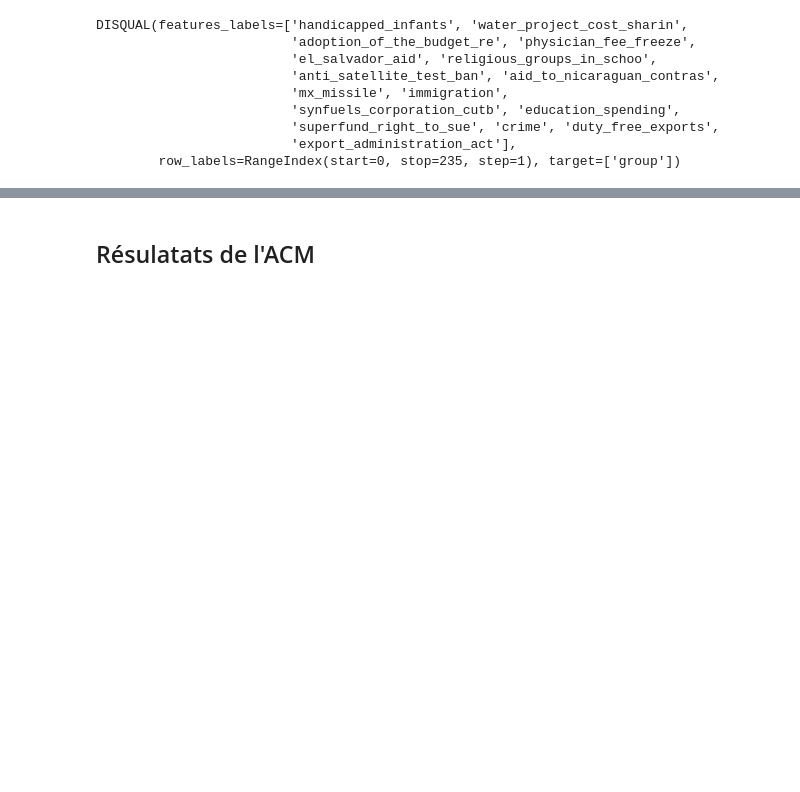
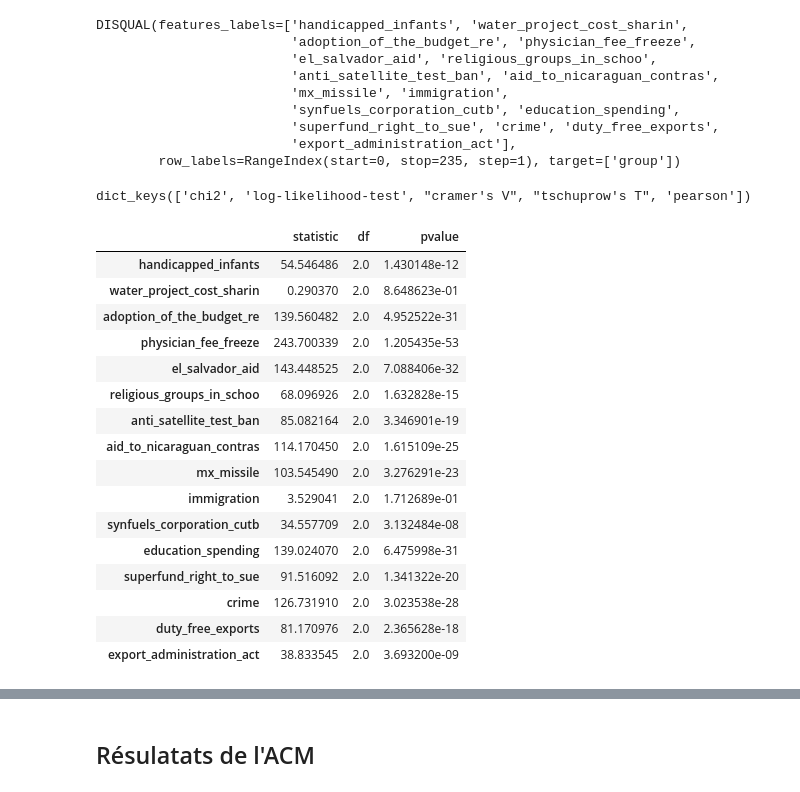
Before and after one commit to enfantbenidedieu/scientisttools, a Jupyter notebook: discqual_example.ipynb, the cells around one changed output, grey strips where cells are left out. Saved outputs shown, nothing was run; the diff lists cells and outputs as text; code cells hidden in the pictures; blank space fills up the shorter version.

```diff
--- a/discqual_example.ipynb
+++ b/discqual_example.ipynb
@@ -52,3 +52,28 @@ DISQUAL(features_labels=['handicapped_infants', 'water_project_cost_sharin',
                          'superfund_right_to_sue', 'crime', 'duty_free_exports',
                          'export_administration_act'],
         row_labels=RangeIndex(start=0, stop=235, step=1), target=['group'])
+# %%
+stats_test = disqual.statistics_test_
+stats_test.keys()
+# %% [output]
+dict_keys(['chi2', 'log-likelihood-test', "cramer's V", "tschuprow's T", 'pearson'])
+# %%
+stats_test["chi2"]
+# %% [output]
+|  | statistic | df | pvalue |
+| handicapped_infants | 54.546486 | 2.0 | 1.430148e-12 |
+| water_project_cost_sharin | 0.290370 | 2.0 | 8.648623e-01 |
+| adoption_of_the_budget_re | 139.560482 | 2.0 | 4.952522e-31 |
+| physician_fee_freeze | 243.700339 | 2.0 | 1.205435e-53 |
+| el_salvador_aid | 143.448525 | 2.0 | 7.088406e-32 |
+| religious_groups_in_schoo | 68.096926 | 2.0 | 1.632828e-15 |
+| anti_satellite_test_ban | 85.082164 | 2.0 | 3.346901e-19 |
+| aid_to_nicaraguan_contras | 114.170450 | 2.0 | 1.615109e-25 |
+| mx_missile | 103.545490 | 2.0 | 3.276291e-23 |
+| immigration | 3.529041 | 2.0 | 1.712689e-01 |
+| synfuels_corporation_cutb | 34.557709 | 2.0 | 3.132484e-08 |
+| education_spending | 139.024070 | 2.0 | 6.475998e-31 |
+| superfund_right_to_sue | 91.516092 | 2.0 | 1.341322e-20 |
+| crime | 126.731910 | 2.0 | 3.023538e-28 |
+| duty_free_exports | 81.170976 | 2.0 | 2.365628e-18 |
+| export_administration_act | 38.833545 | 2.0 | 3.693200e-09 |
```
Also changed, not shown: parts of 8 cells of this notebook, 6 other files.
